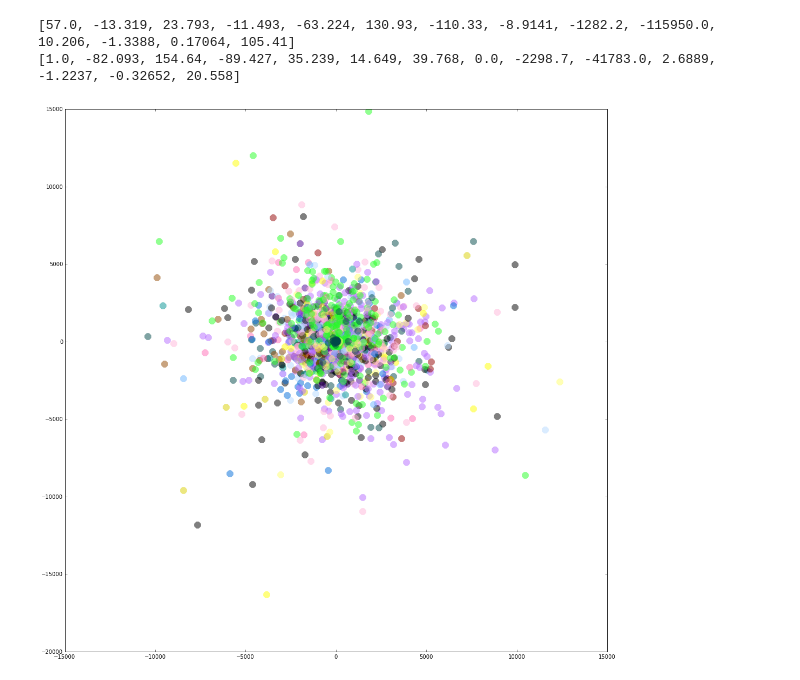
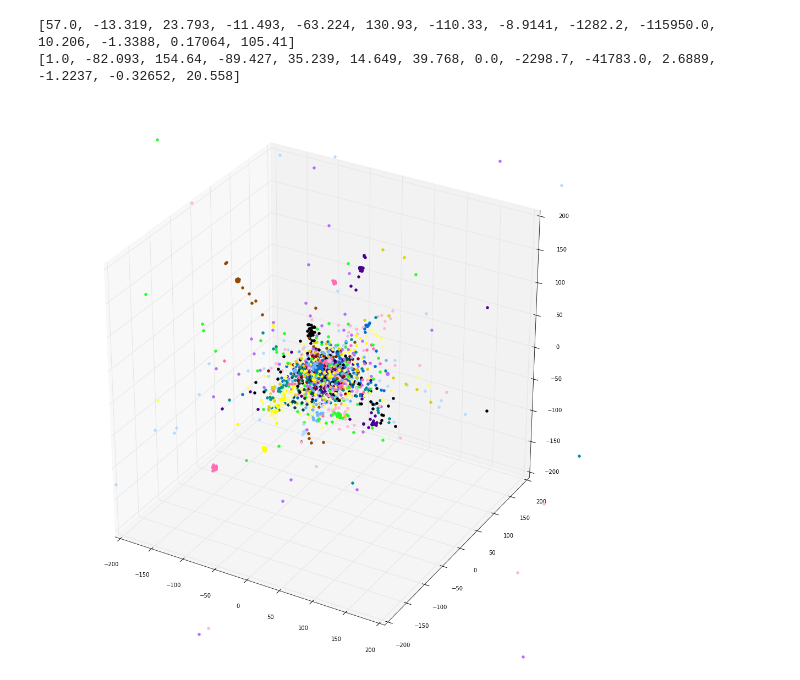
Before and after one commit to TzeGoh/Galaxy_Research_for_KVJ, a Jupyter notebook: exploreHalo02.ipynb, the cells around one changed output. Saved outputs shown, nothing was run; the diff lists cells and outputs as text; code cells hidden in the pictures.

```diff
--- a/exploreHalo02.ipynb
+++ b/exploreHalo02.ipynb
@@ -242,16 +233,47 @@ for i in range(length):
 # %% [output]
 [57.0, -13.319, 23.793, -11.493, -63.224, 130.93, -110.33, -8.9141, -1282.2, -115950.0, 10.206, -1.3388, 0.17064, 105.41]
 [1.0, -82.093, 154.64, -89.427, 35.239, 14.649, 39.768, 0.0, -2298.7, -41783.0, 2.6889, -1.2237, -0.32652, 20.558]
+# %%
+cbcolors = [(0,0,0),
+            (0,73,73),
+            (0,146,146),
+            (255,109,182),
+            (255,182,219),
+            (73,0,146),
+            (0,109,219),
+            (182,109,255),
+            (109,182,255),
+            (182,219,255),
+            (146,0,0),
+            (146,73,0),
+            (219,209,0),
+            (36,255,36),
+            (255,255,109),
+            (255,255,0),
+
+           ]
+# There are 16 distinct colours here
+for i in range(len(cbcolors)):
+    #scale to 0..1 range
+    r,g,b=cbcolors[i]
+    cbcolors[i]=(r/255.,g/255.,b/255.)
 # %%
-''' This is it. This plots the color code with the Sat Id'''
-import matplotlib as plt
-%matplotlib inline
-plt.rcParams['figure.figsize']=(18,18)
+'''This is the color code'''
+
 length = 2391434
+i=0
+
+fig = plt.figure()
+ax=fig.add_subplot(111, projection = '3d')
+ax.set_xlim(-200,200)
+ax.set_ylim(-200,200)
+ax.set_zlim(-200,200)
+
 for line in range(length):
-    if line%37 == 0:             # You must input a prime number here
+    if line%599 == 0:              # You must input a prime number here
         i = int(flow[line][0])    # This color-codes it for you
-        pl.plot(x[line],y[line],'.',ms=25,alpha=0.5,color=cbcolors[(np.mod(i, len(cbcolors)))])
-pl.gcf().savefig('Color_coded.png')
+        ax.scatter(x[line],y[line],z[line],'.',color=cbcolors[(np.mod(i, len(cbcolors)))])
+
+plt.gcf().savefig('Color_coded_3d.png')
 # %% [output]
-[figure, old version]
+[figure, new version]
```
Also changed, not shown: parts of 14 cells of this notebook.
